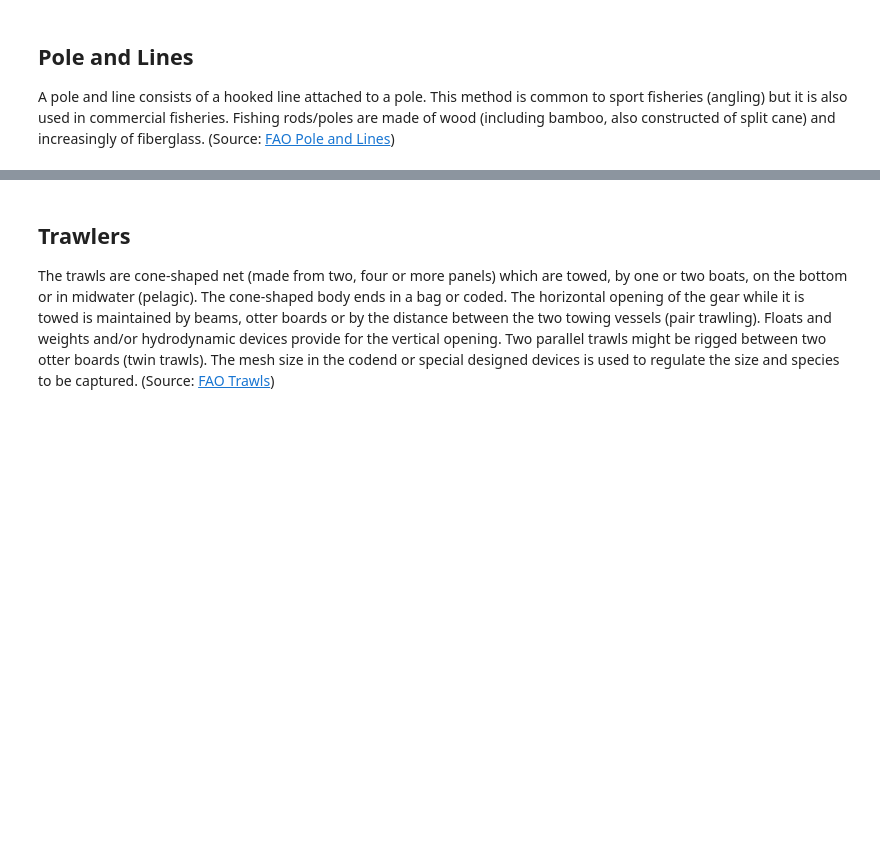
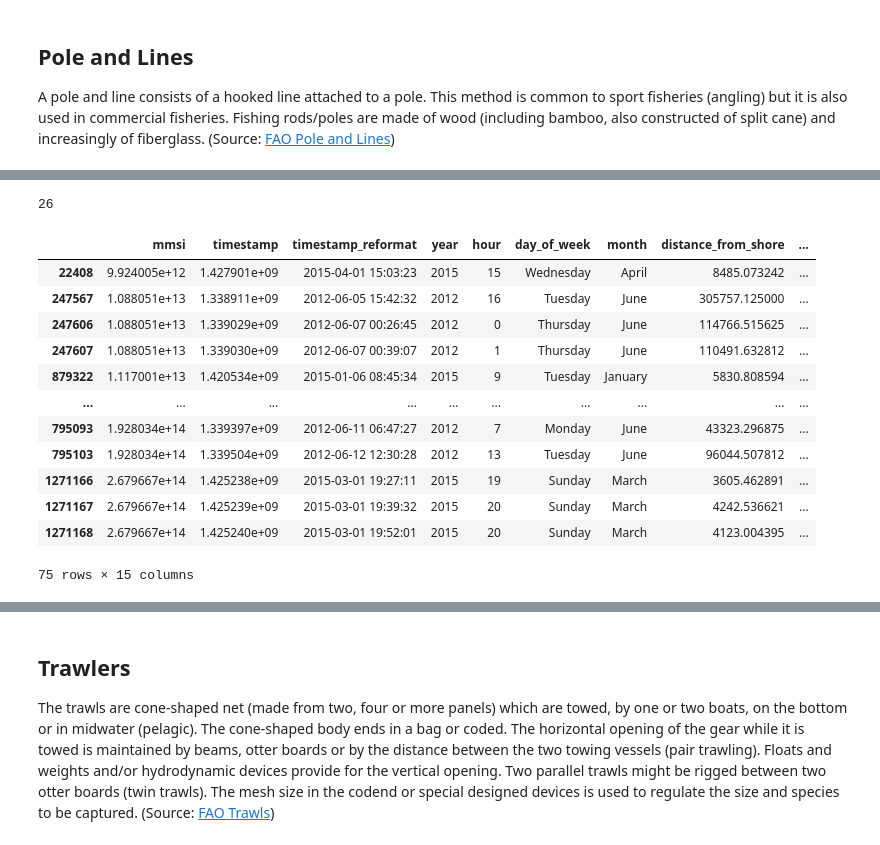
Before and after one commit to seankim658/Fishing-Detection, a Jupyter notebook: main-notebook.ipynb, the cells around one changed output, grey strips where cells are left out. Drawn from its saved outputs; the diff is of its cells as text; code cells hidden in the pictures; blank space fills up the shorter version.

```diff
--- a/main-notebook.ipynb
+++ b/main-notebook.ipynb
@@ -424,0 +605,6 @@ A purse seine is made of a long wall of netting framed with floatline and leadli
+# %%
+# read in data from the purse seines vessels file
+purseSeinesDF = pd.read_csv(purse_seines_file)
+
+# peak at the data
+purseSeinesDF.head()
@@ -424,0 +636,4 @@ A purse seine is made of a long wall of netting framed with floatline and leadli
+# %%
+# drop rows without data for is_fishing
+purseSeinesDF = purseSeinesDF[purseSeinesDF['is_fishing'] != -1]
+purseSeinesDF.head()
@@ -424,0 +719,25 @@ A purse seine is made of a long wall of netting framed with floatline and leadli
+# %%
+# count the unique mmsi's
+len(pd.unique(purseSeinesDF['mmsi']))
+# %% [output]
+26
+# %%
+# group the purse seines vessels by their mmsi's
+purseSeinesMMSIGroups = purseSeinesDF.sort_values(['mmsi', 'timestamp_reformat']).groupby('mmsi')
+
+# peak at first 3 rows in each resulting group
+purseSeinesMMSIGroups.head(3)
+# %% [output]
+|  | mmsi | timestamp | timestamp_reformat | year | hour | day_of_week | month | distance_from_shore | ... |
+| 22408 | 9.924005e+12 | 1.427901e+09 | 2015-04-01 15:03:23 | 2015 | 15 | Wednesday | April | 8485.073242 | ... |
+| 247567 | 1.088051e+13 | 1.338911e+09 | 2012-06-05 15:42:32 | 2012 | 16 | Tuesday | June | 305757.125000 | ... |
+| 247606 | 1.088051e+13 | 1.339029e+09 | 2012-06-07 00:26:45 | 2012 | 0 | Thursday | June | 114766.515625 | ... |
+| 247607 | 1.088051e+13 | 1.339030e+09 | 2012-06-07 00:39:07 | 2012 | 1 | Thursday | June | 110491.632812 | ... |
+| 879322 | 1.117001e+13 | 1.420534e+09 | 2015-01-06 08:45:34 | 2015 | 9 | Tuesday | January | 5830.808594 | ... |
+| ... | ... | ... | ... | ... | ... | ... | ... | ... | ... |
+| 795093 | 1.928034e+14 | 1.339397e+09 | 2012-06-11 06:47:27 | 2012 | 7 | Monday | June | 43323.296875 | ... |
+| 795103 | 1.928034e+14 | 1.339504e+09 | 2012-06-12 12:30:28 | 2012 | 13 | Tuesday | June | 96044.507812 | ... |
+| 1271166 | 2.679667e+14 | 1.425238e+09 | 2015-03-01 19:27:11 | 2015 | 19 | Sunday | March | 3605.462891 | ... |
+| 1271167 | 2.679667e+14 | 1.425239e+09 | 2015-03-01 19:39:32 | 2015 | 20 | Sunday | March | 4242.536621 | ... |
+| 1271168 | 2.679667e+14 | 1.425240e+09 | 2015-03-01 19:52:01 | 2015 | 20 | Sunday | March | 4123.004395 | ... |
+75 rows × 15 columns
```
Also changed, not shown: parts of 52 cells of this notebook, 15 other files.
